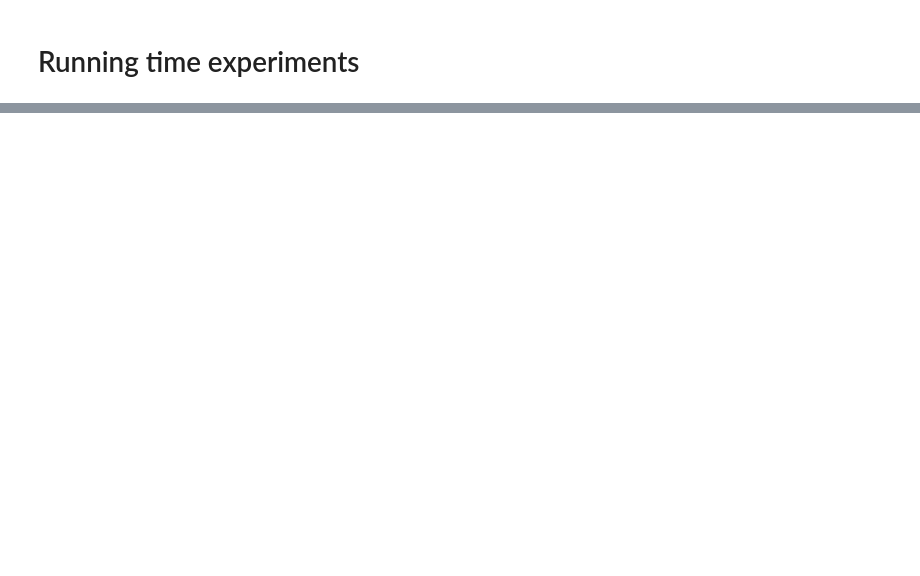
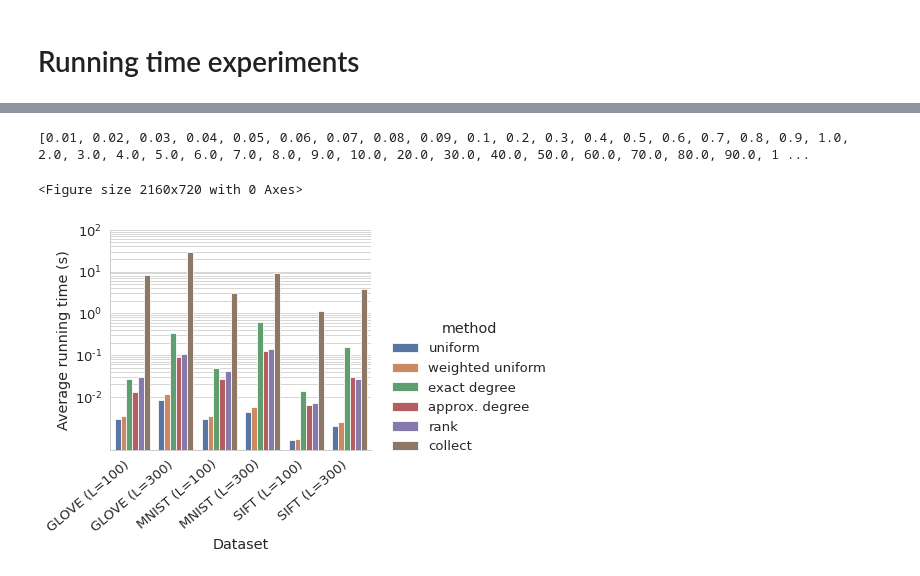
Before and after one commit to alfahaf/fair-nn, a Jupyter notebook: eval.ipynb, the cells around one changed output, grey strips where cells are left out. Cells and saved outputs as stored; diff of their text form; code cells hidden in the pictures; blank space fills up the shorter version.

```diff
--- a/eval.ipynb
+++ b/eval.ipynb
@@ -450,3 +513,29 @@ plt.savefig("plots/sampling_prob.pdf")
+# %%
+plt.clf()
+sns.set_context('paper', font_scale=1.5)
+plt.rcParams["figure.figsize"] =(20,10)
+ticks = [0.01]
+delta = 0.01
+for i in range(4):
+	for k in range(9):
+		ticks.append(round(ticks[-1] + delta, 2))
+	delta *= 10
+
+print(ticks)
+#ticks = [0.01, 0.02, 0.03, 0.04, 0.05, 0.1, 0.2, 0.3, 0.4, 0.5, 1.0, 2.0, 3.0, 4.0, 5.0, 10.0]
+g = sns.catplot(data=df[(df.method != 5) & (df.method != 6)][['method', 'time', 'dataset']], x="dataset", y="time", hue="method", kind="bar")
+g.set_axis_labels("Dataset", "Average running time (s)")
+g.set_xticklabels(g.ax.get_xticklabels(), rotation=40, ha="right")
+plt.yscale('log')
+#g.ax.minorticks_on()
+#g.ax.grid(which='minor', linestyle=':', linewidth=0.3, color='black')
+g.set(yticks = ticks)
+g.tight_layout()
+plt.savefig('plots/running_time.pdf')
+# %% [output]
+[0.01, 0.02, 0.03, 0.04, 0.05, 0.06, 0.07, 0.08, 0.09, 0.1, 0.2, 0.3, 0.4, 0.5, 0.6, 0.7, 0.8, 0.9, 1.0, 2.0, 3.0, 4.0, 5.0, 6.0, 7.0, 8.0, 9.0, 10.0, 20.0, 30.0, 40.0, 50.0, 60.0, 70.0, 80.0, 90.0, 1 ...
+<Figure size 2160x720 with 0 Axes>
+[figure, added]
 # %%
 import glob
 df = pd.DataFrame(columns=["dataset", "method", "tvd", "time"])
```
Also changed, not shown: parts of 4 cells of this notebook, 7 other files.
